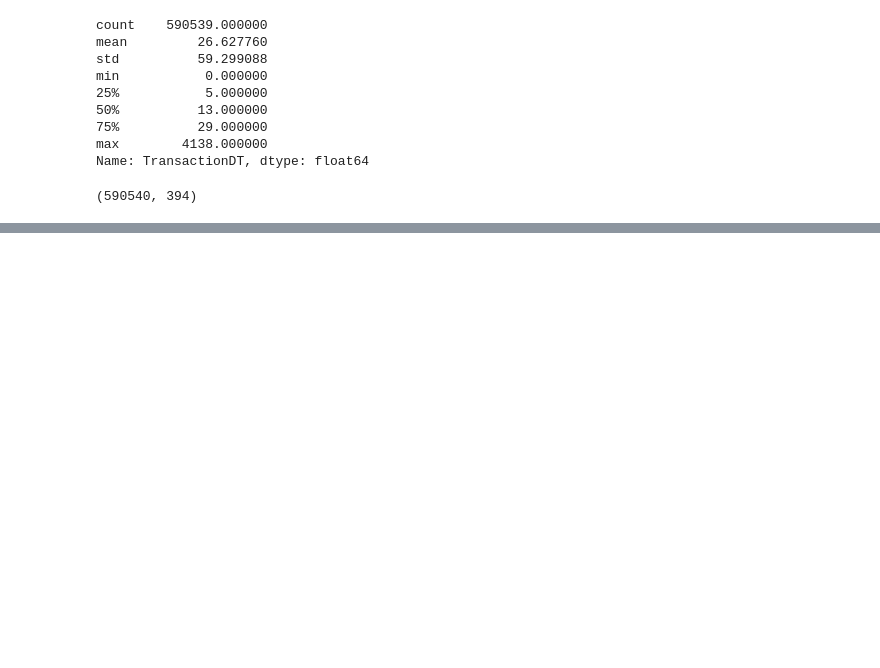
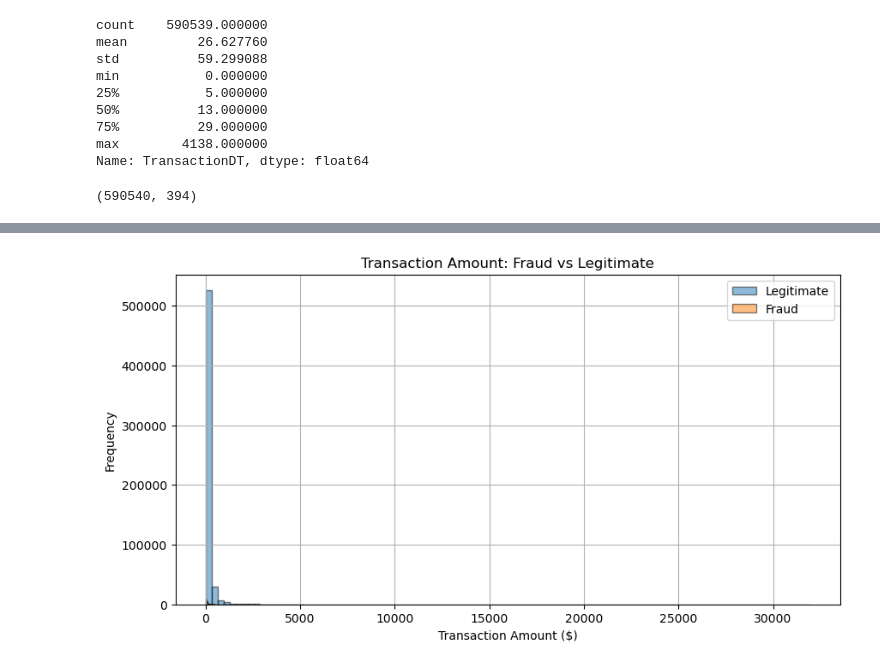
Before and after one commit to Iccam1/fraud-detection-mlops, a Jupyter notebook: notebooks/01_EDA_IEEE_CIS.ipynb, the cells around one changed output, grey strips where cells are left out. Drawn from its saved outputs; the diff is of its cells as text; code cells hidden in the pictures; blank space fills up the shorter version.

```diff
--- a/notebooks/01_EDA_IEEE_CIS.ipynb
+++ b/notebooks/01_EDA_IEEE_CIS.ipynb
@@ -162,0 +199,12 @@ df.shape
+# %%
+# Fraud vs Legitimate amounts
+plt.figure(figsize=(10, 5))
+df[df["isFraud"]==0]["TransactionAmt"].hist(bins=100, alpha=0.5, label="Legitimate", edgecolor='black')
+df[df["isFraud"]==1]["TransactionAmt"].hist(bins=100, alpha=0.5, label="Fraud", edgecolor='black')
+plt.xlabel("Transaction Amount ($)")
+plt.ylabel("Frequency")
+plt.legend()
+plt.title("Transaction Amount: Fraud vs Legitimate")
+plt.show()
+# %% [output]
+[figure, added]
```
Also changed, not shown: parts of 10 cells of this notebook, 1 other file.
